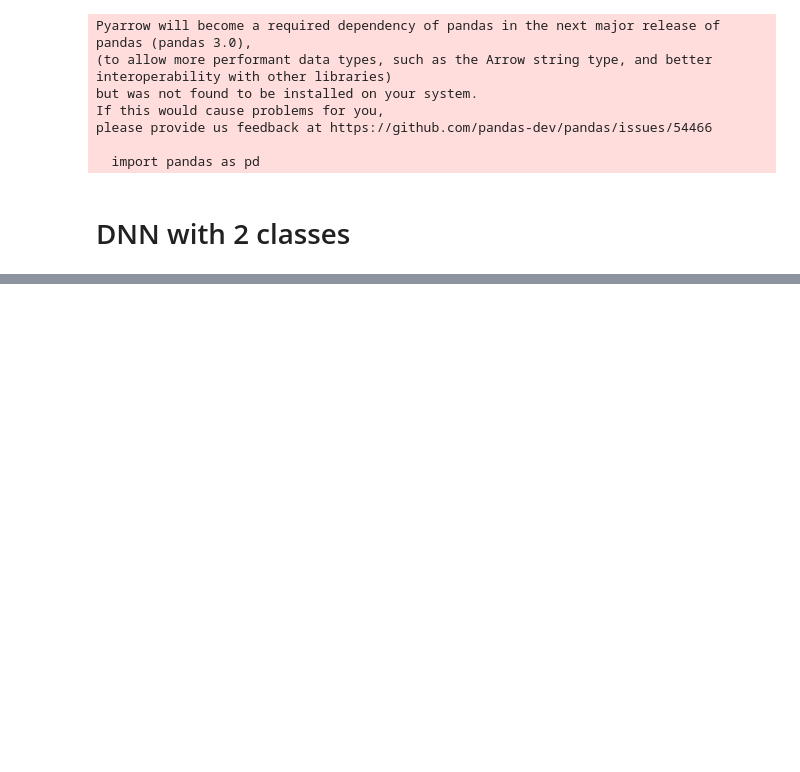
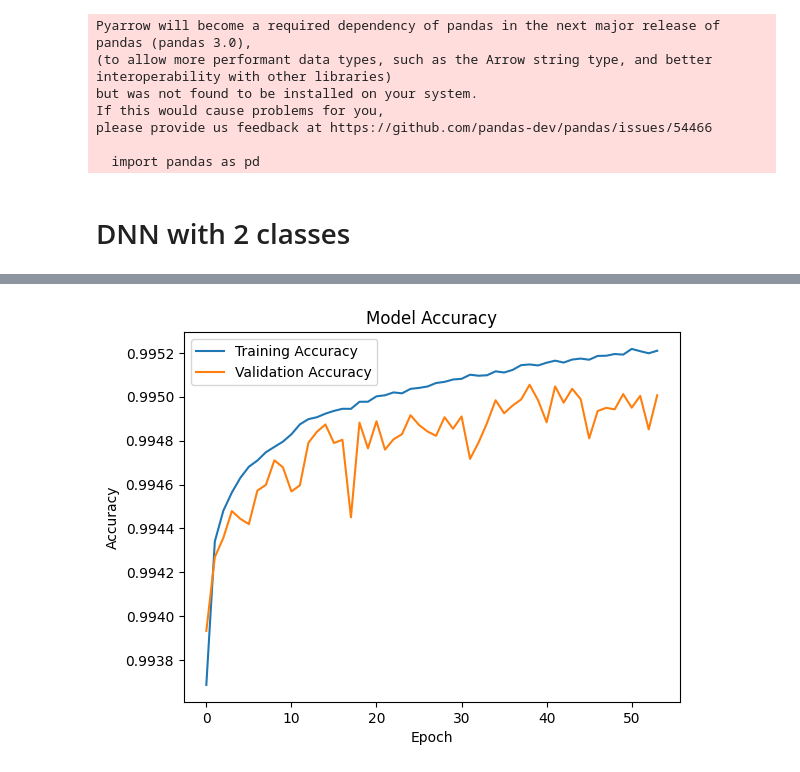
Before and after one commit to ingmarfjolla/IOTAttackDetectionML_CSC522, a Jupyter notebook: neuralnetwork/dnn.ipynb, the cells around one changed output, grey strips where cells are left out. Drawn from its saved outputs; the diff is of its cells as text; code cells hidden in the pictures; blank space fills up the shorter version.

Commit message:
dnn finished running, have a cool plot now and good accuracy for 2 classes

```diff
--- a/neuralnetwork/dnn.ipynb
+++ b/neuralnetwork/dnn.ipynb
@@ -96,0 +98,12 @@ Epoch 48/100
+# %%
+import matplotlib.pyplot as plt
+print(f'Test accuracy: {test_acc}, Test loss: {test_loss}')
+# Plot accuracy
+plt.plot(history.history['accuracy'], label='Training Accuracy')
+plt.plot(history.history['val_accuracy'], label='Validation Accuracy')
+plt.title('Model Accuracy')
+plt.ylabel('Accuracy')
+plt.xlabel('Epoch')
+plt.legend(loc='upper left')
+plt.show()
+# %% [output]
@@ -96,0 +111 @@ Epoch 48/100
+[figure, added]
```
Also changed, not shown: parts of 2 cells of this notebook.
